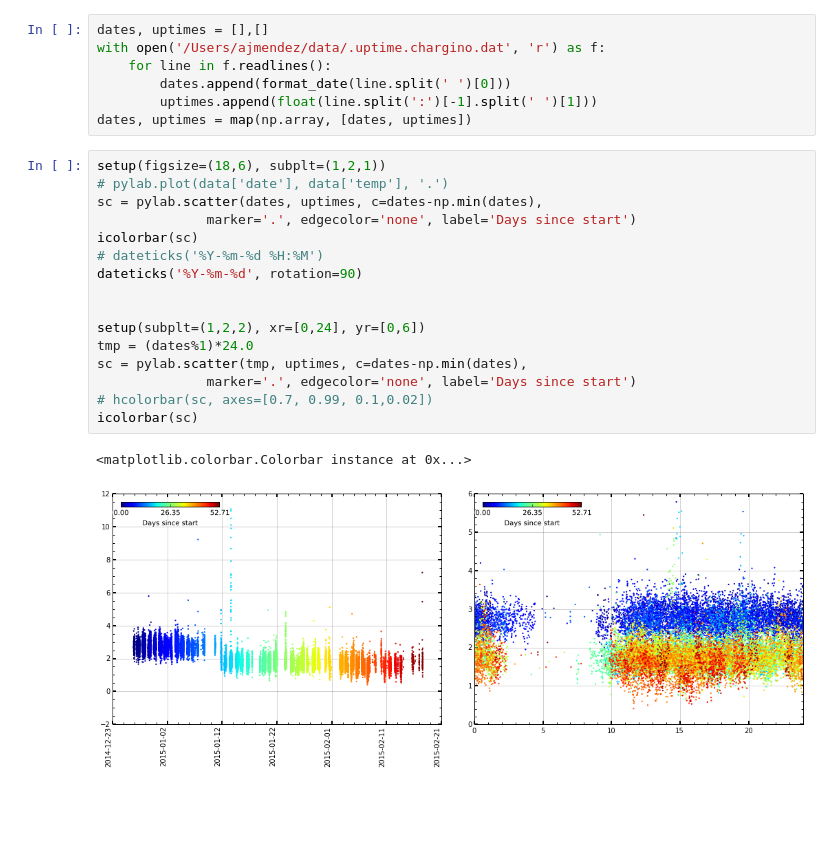
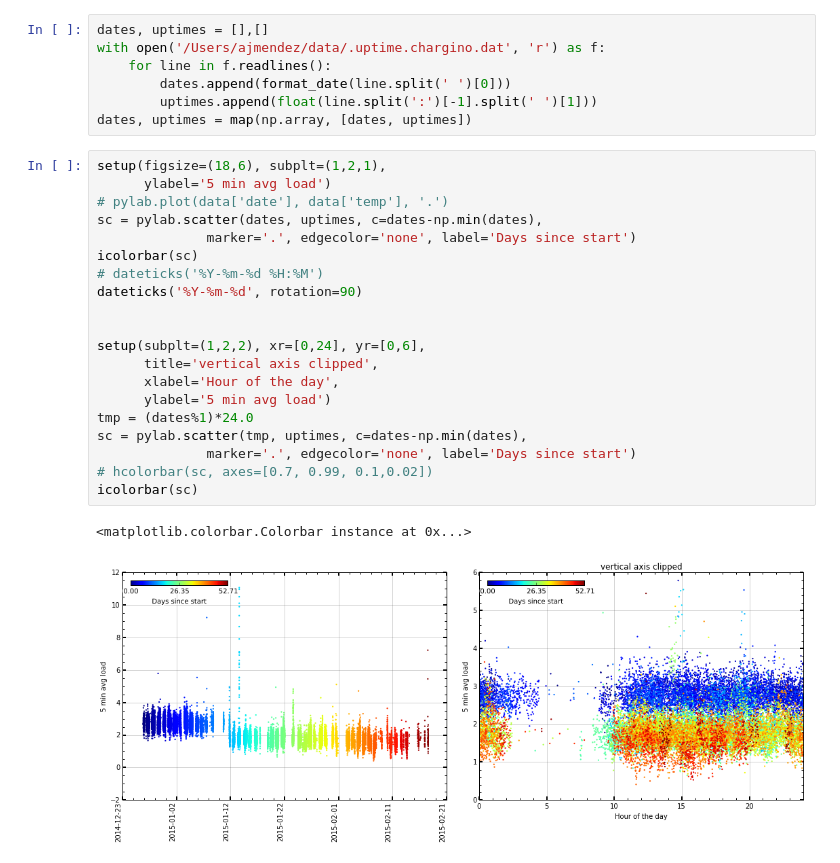
Before and after one commit to ajmendez/batlog2, a Jupyter notebook: notebook/temperature.ipynb, the cells around one changed output. Cells and saved outputs as stored; diff of their text form; blank space fills up the shorter version.

Commit message:
working on plots

```diff
--- a/notebook/temperature.ipynb
+++ b/notebook/temperature.ipynb
@@ -47,21 +47,25 @@ with open('/Users/ajmendez/data/.uptime.chargino.dat', 'r') as f:
         uptimes.append(float(line.split(':')[-1].split(' ')[1]))
 dates, uptimes = map(np.array, [dates, uptimes])
 # %%
-setup(figsize=(18,6), subplt=(1,2,1))
+setup(figsize=(18,6), subplt=(1,2,1),
+      ylabel='5 min avg load')
 # pylab.plot(data['date'], data['temp'], '.')
 sc = pylab.scatter(dates, uptimes, c=dates-np.min(dates),
               marker='.', edgecolor='none', label='Days since start')
 icolorbar(sc)
 # dateticks('%Y-%m-%d %H:%M')
 dateticks('%Y-%m-%d', rotation=90)
 
 
-setup(subplt=(1,2,2), xr=[0,24], yr=[0,6])
+setup(subplt=(1,2,2), xr=[0,24], yr=[0,6],
+      title='vertical axis clipped',
+      xlabel='Hour of the day',
+      ylabel='5 min avg load')
 tmp = (dates%1)*24.0
 sc = pylab.scatter(tmp, uptimes, c=dates-np.min(dates),
               marker='.', edgecolor='none', label='Days since start')
 # hcolorbar(sc, axes=[0.7, 0.99, 0.1,0.02])
 icolorbar(sc)
 # %% [output]
 <matplotlib.colorbar.Colorbar instance at 0x...>
-[figure, old version]
+[figure, new version]
```
